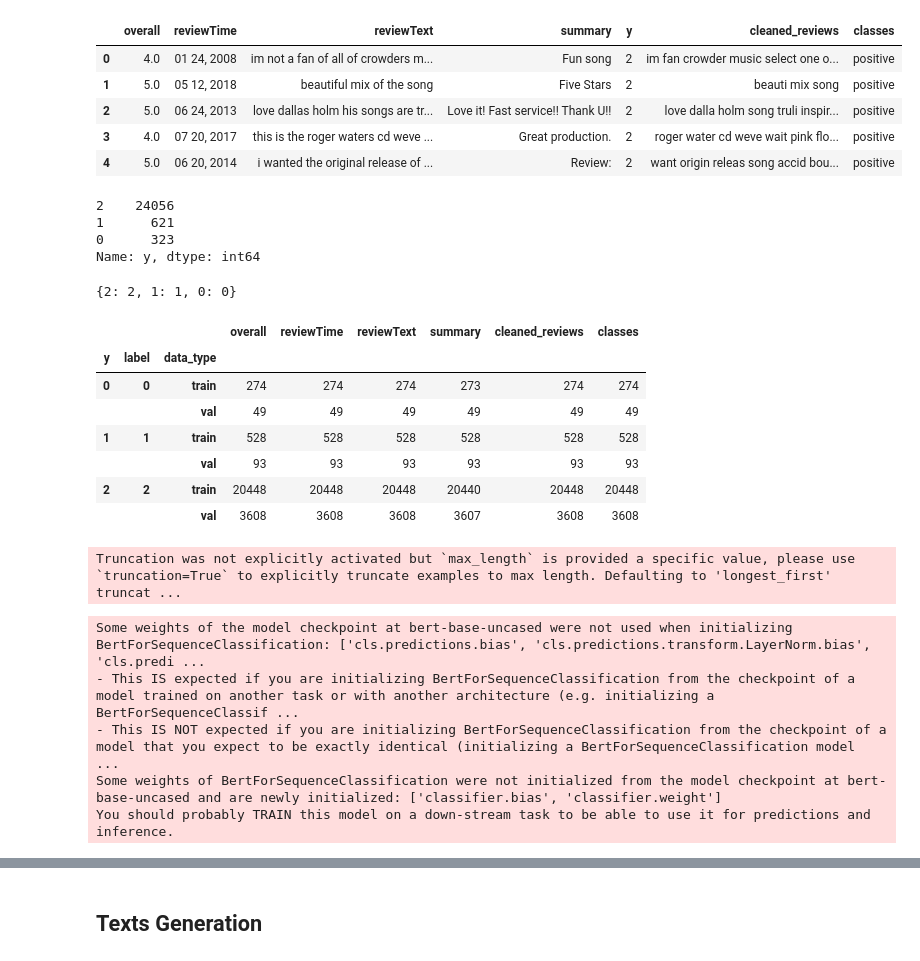
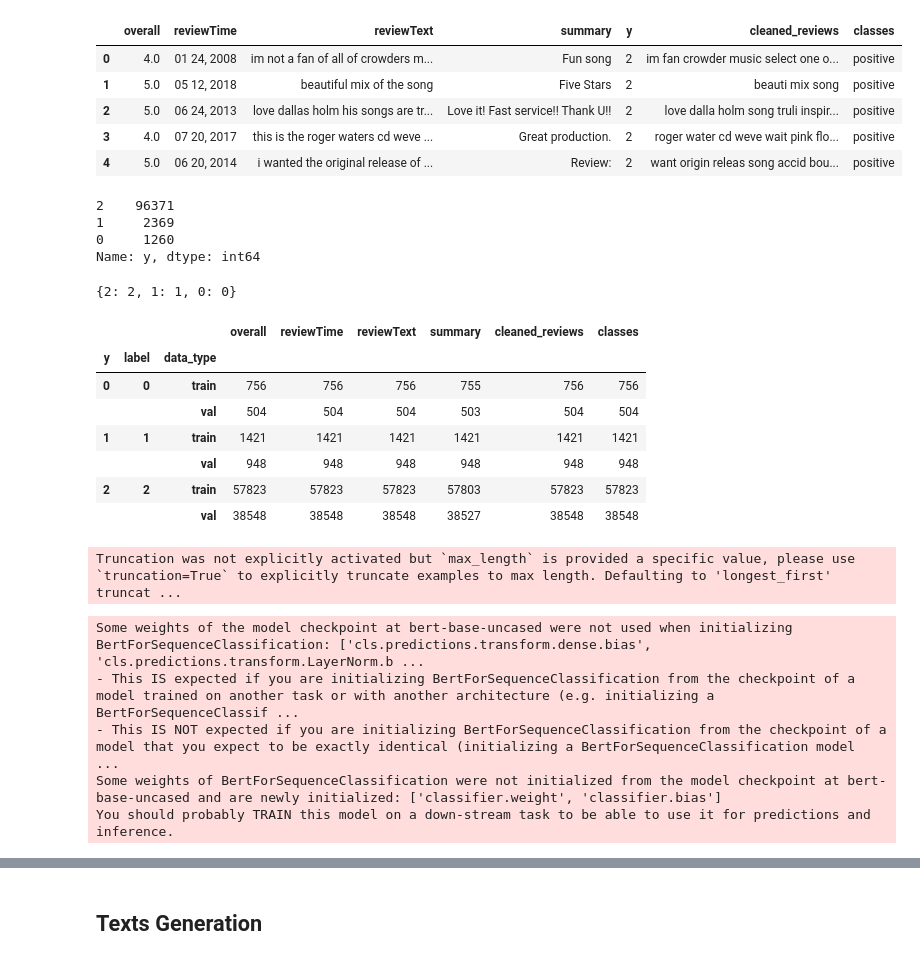
Before and after one commit to lasme-ephrem/nlp_project, a Jupyter notebook: rapport_notebook.ipynb, the cells around one changed output, grey strips where cells are left out. Saved outputs shown, nothing was run; the diff lists cells and outputs as text; code cells hidden in the pictures.

Commit message:
Version stabilisée de BERT sur nous données avec un sampling à 100 000 avis

```diff
--- a/rapport_notebook.ipynb
+++ b/rapport_notebook.ipynb
@@ -112,2 +127,0 @@ df.shape
-# %%
-df = df.sample(n=25000, weights='overall', random_state=1).reset_index(drop=True)
@@ -324,0 +325,2 @@ df['cleaned_reviews'].isna().sum()
+# %%
+df = df.sample(n=100000, weights='overall', random_state=1).reset_index(drop=True)
@@ -334,8 +340,8 @@ df.head()
 # %%
 df['y'].value_counts()
 # %% [output]
-2    24056
-1      621
-0      323
+2    96371
+1     2369
+0     1260
 Name: y, dtype: int64
 # %%
@@ -353,28 +357,26 @@ label_dict
 # Changing column name from y to label for clarity
 df['label'] = [label_dict[str_label] for str_label in df['y']]
 # %%
-# Splitting the dataset into a 85-15 train-test split
-from sklearn.model_selection import train_test_split
 X_train, X_val, y_train, y_val = train_test_split(df.index.values,
                                                   df.label.values,
-                                                  test_size=0.15,
+                                                  test_size=0.40,
                                                   random_state=42,
                                                   stratify=df.label.values)
 
 # creating a column data_type to denote whether each record is for test or train
 df['data_type'] = ['not_set']*df.shape[0]
 df.loc[X_train, 'data_type'] = 'train'
 df.loc[X_val, 'data_type'] = 'val'
 df.groupby(['y', 'label', 'data_type']).count()
 # %% [output]
 |  |  |  | overall | reviewTime | reviewText | summary | cleaned_reviews | classes |
 | y | label | data_type |  |  |  |  |  |  |
-| 0 | 0 | train | 274 | 274 | 274 | 273 | 274 | 274 |
-|  |  | val | 49 | 49 | 49 | 49 | 49 | 49 |
-| 1 | 1 | train | 528 | 528 | 528 | 528 | 528 | 528 |
-|  |  | val | 93 | 93 | 93 | 93 | 93 | 93 |
-| 2 | 2 | train | 20448 | 20448 | 20448 | 20440 | 20448 | 20448 |
-|  |  | val | 3608 | 3608 | 3608 | 3607 | 3608 | 3608 |
+| 0 | 0 | train | 756 | 756 | 756 | 755 | 756 | 756 |
+|  |  | val | 504 | 504 | 504 | 503 | 504 | 504 |
+| 1 | 1 | train | 1421 | 1421 | 1421 | 1421 | 1421 | 1421 |
+|  |  | val | 948 | 948 | 948 | 948 | 948 | 948 |
+| 2 | 2 | train | 57823 | 57823 | 57823 | 57803 | 57823 | 57823 |
+|  |  | val | 38548 | 38548 | 38548 | 38527 | 38548 | 38548 |
 # %%
 # Initializing tokenizer
 tokenizer = BertTokenizer.from_pretrained('bert-base-uncased',
@@ -413,15 +415,15 @@ dataset_val = TensorDataset(input_ids_val, attention_masks_val, labels_val)
 # %% [output]
 Truncation was not explicitly activated but `max_length` is provided a specific value, please use `truncation=True` to explicitly truncate examples to max length. Defaulting to 'longest_first' truncat ...
 # %%
-# Initializing the model
+# Initialisation du BERT pour la classification de séquences
 model = BertForSequenceClassification.from_pretrained("bert-base-uncased",
                                                       num_labels=len(label_dict),
                                                       output_attentions=False,
                                                       output_hidden_states=False)
 # %% [output]
-Some weights of the model checkpoint at bert-base-uncased were not used when initializing BertForSequenceClassification: ['cls.predictions.bias', 'cls.predictions.transform.LayerNorm.bias', 'cls.predi ...
+Some weights of the model checkpoint at bert-base-uncased were not used when initializing BertForSequenceClassification: ['cls.predictions.transform.dense.bias', 'cls.predictions.transform.LayerNorm.b ...
 - This IS expected if you are initializing BertForSequenceClassification from the checkpoint of a model trained on another task or with another architecture (e.g. initializing a BertForSequenceClassif ...
 - This IS NOT expected if you are initializing BertForSequenceClassification from the checkpoint of a model that you expect to be exactly identical (initializing a BertForSequenceClassification model  ...
-Some weights of BertForSequenceClassification were not initialized from the model checkpoint at bert-base-uncased and are newly initialized: ['classifier.bias', 'classifier.weight']
+Some weights of BertForSequenceClassification were not initialized from the model checkpoint at bert-base-uncased and are newly initialized: ['classifier.weight', 'classifier.bias']
 You should probably TRAIN this model on a down-stream task to be able to use it for predictions and inference.
 # %%
```
Also changed, not shown: parts of 32 cells of this notebook.
